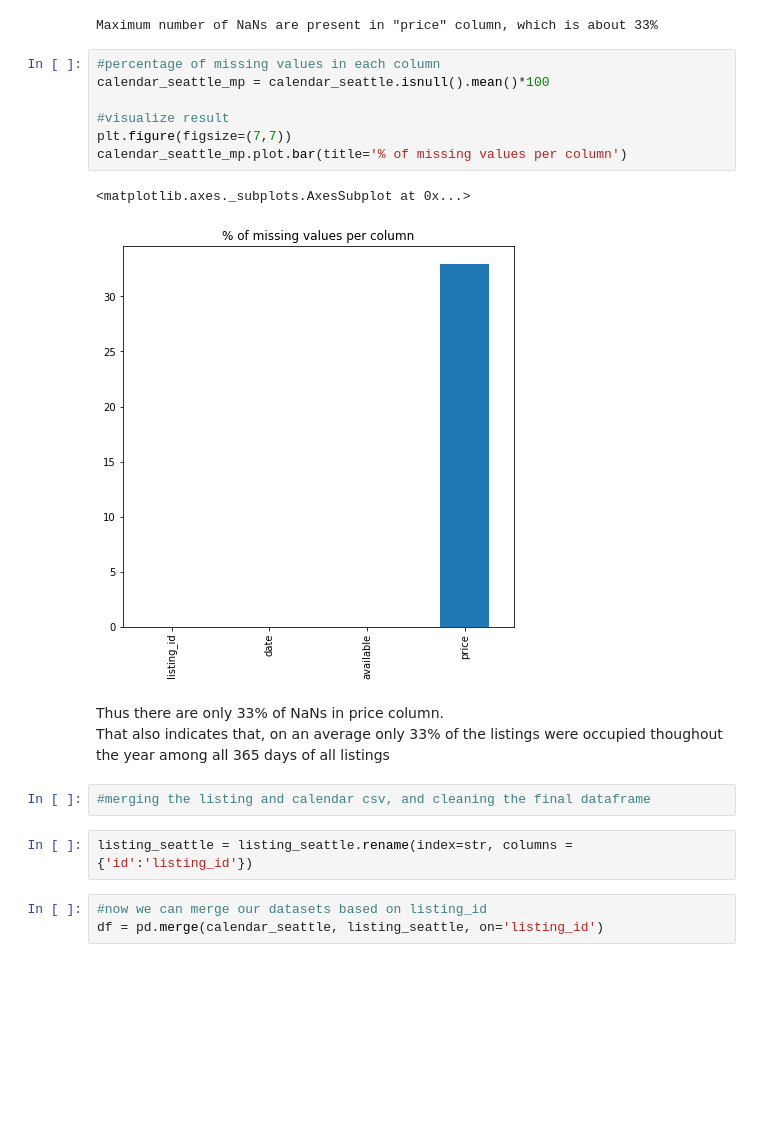
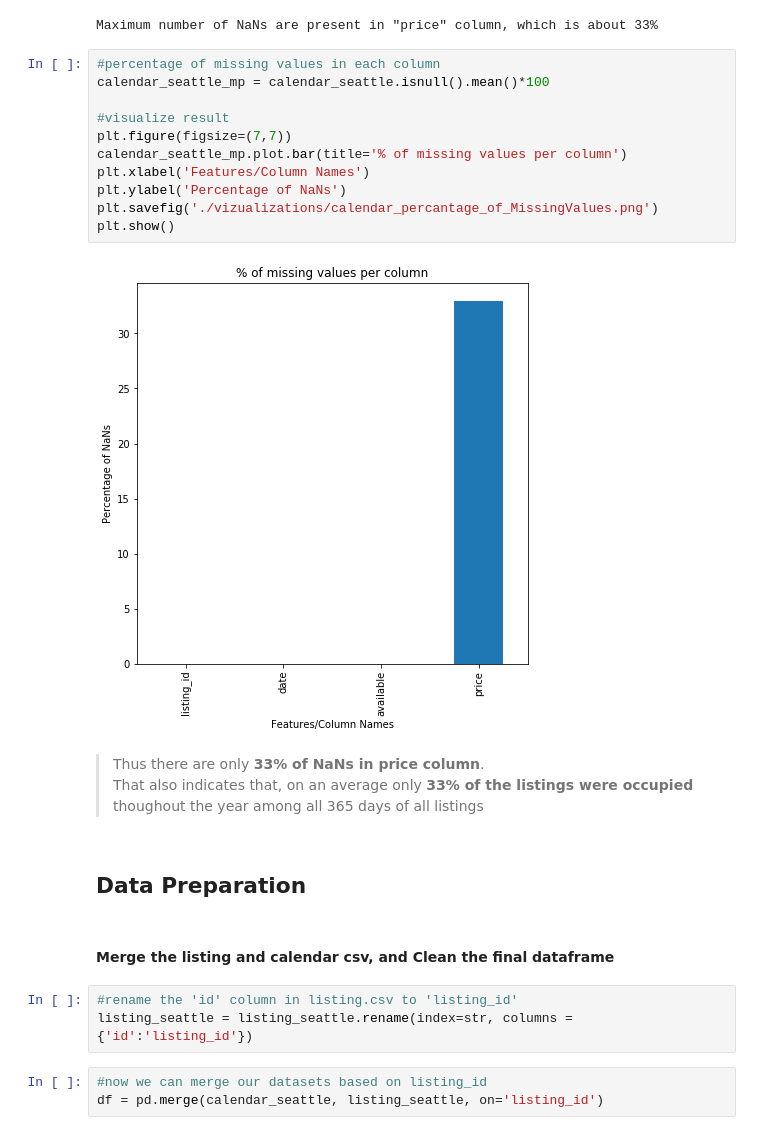
Before and after one commit to s-nilesh/AirBnB-Data-Analysis, a Jupyter notebook: airbnb-analysis.ipynb, the cells around one changed output. Cells and saved outputs as stored; diff of their text form; blank space fills up the shorter version.

```diff
--- a/airbnb-analysis.ipynb
+++ b/airbnb-analysis.ipynb
@@ -165,19 +220,25 @@ Maximum number of NaNs are present in "price" column, which is about 33%
 # %%
 #percentage of missing values in each column
 calendar_seattle_mp = calendar_seattle.isnull().mean()*100
 
 #visualize result
 plt.figure(figsize=(7,7))
 calendar_seattle_mp.plot.bar(title='% of missing values per column')
+plt.xlabel('Features/Column Names')
+plt.ylabel('Percentage of NaNs')
+plt.savefig('./vizualizations/calendar_percantage_of_MissingValues.png')
+plt.show()
 # %% [output]
-<matplotlib.axes._subplots.AxesSubplot at 0x...>
-[figure, old version]
+[figure, new version]
 # %% [markdown]
-Thus there are only 33% of NaNs in price column.<br>
-That also indicates that, on an average only 33% of the listings were occupied thoughout the year among all 365 days of all listings<br>
+>Thus there are only **33% of NaNs in price column**.<br>
+That also indicates that, on an average only **33% of the listings were occupied** thoughout the year among all 365 days of all listings<br>
-# %%
-#merging the listing and calendar csv, and cleaning the final dataframe
+# %% [markdown]
+## **Data Preparation**
+# %% [markdown]
+#### **Merge** the listing and calendar csv, and **Clean** the final dataframe
 # %%
+#rename the 'id' column in listing.csv to 'listing_id'
 listing_seattle = listing_seattle.rename(index=str, columns = {'id':'listing_id'})
 # %%
 #now we can merge our datasets based on listing_id
```
Also changed, not shown: parts of 107 cells of this notebook, 20 other files.
